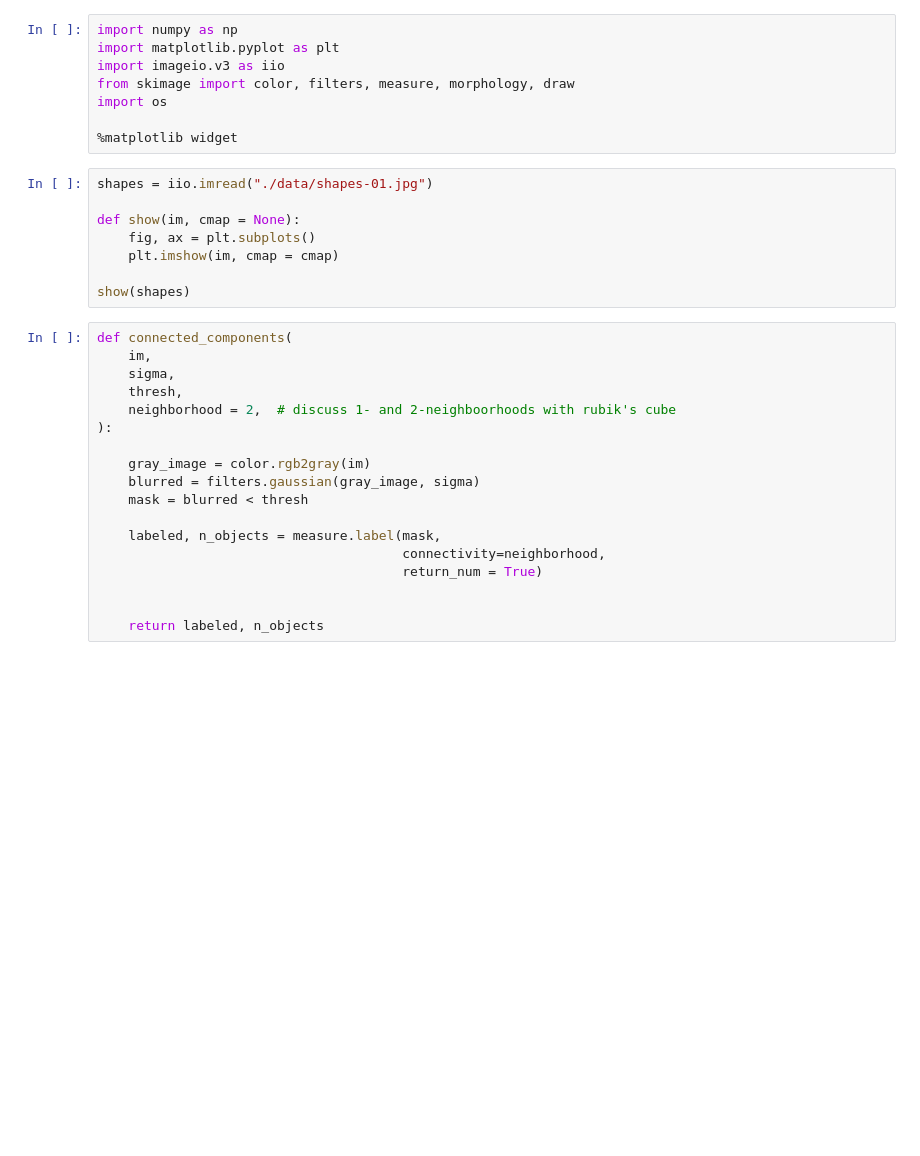
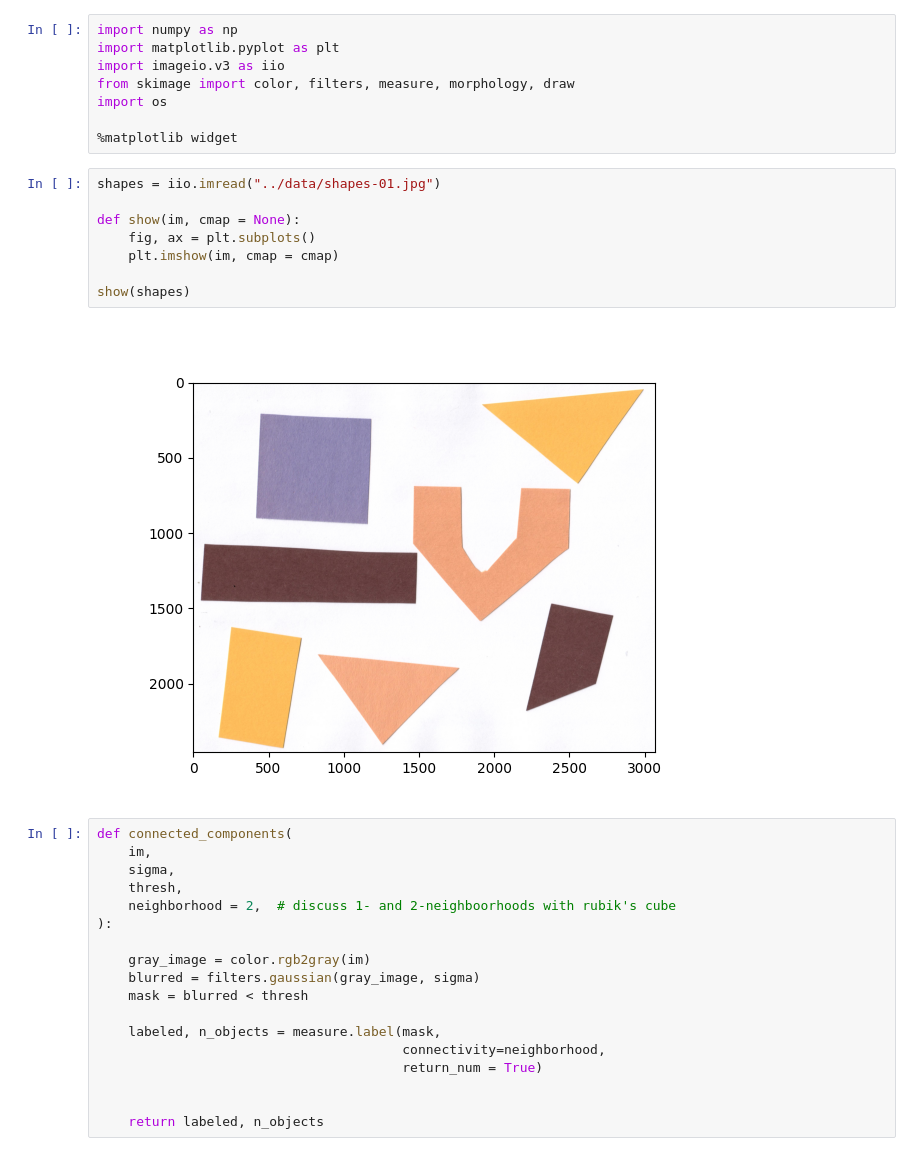
Before and after one commit to esciencecenter-digital-skills/image-processing, a Jupyter notebook: final_episodes/Dani_CCA.ipynb, the cells around one changed output. Cells and saved outputs as stored; diff of their text form; blank space fills up the shorter version.

```diff
--- a/final_episodes/Dani_CCA.ipynb
+++ b/final_episodes/Dani_CCA.ipynb
@@ -7,13 +7,15 @@ import os
 
 %matplotlib widget
 # %%
-shapes = iio.imread("./data/shapes-01.jpg")
+shapes = iio.imread("../data/shapes-01.jpg")
 
 def show(im, cmap = None):
     fig, ax = plt.subplots()
     plt.imshow(im, cmap = cmap)
 
 show(shapes)
+# %% [output]
+[figure, added]
 # %%
 def connected_components(
     im,
```
Also changed, not shown: parts of 10 cells of this notebook.
